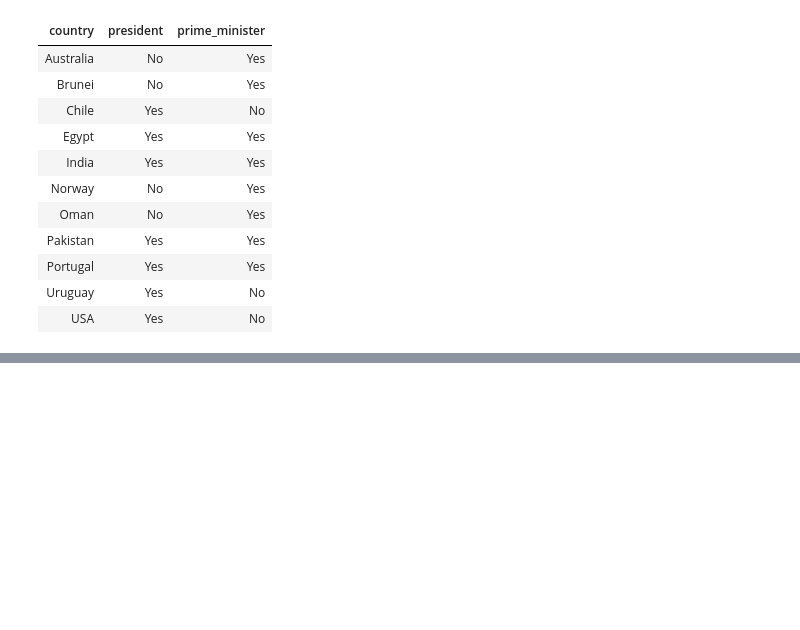
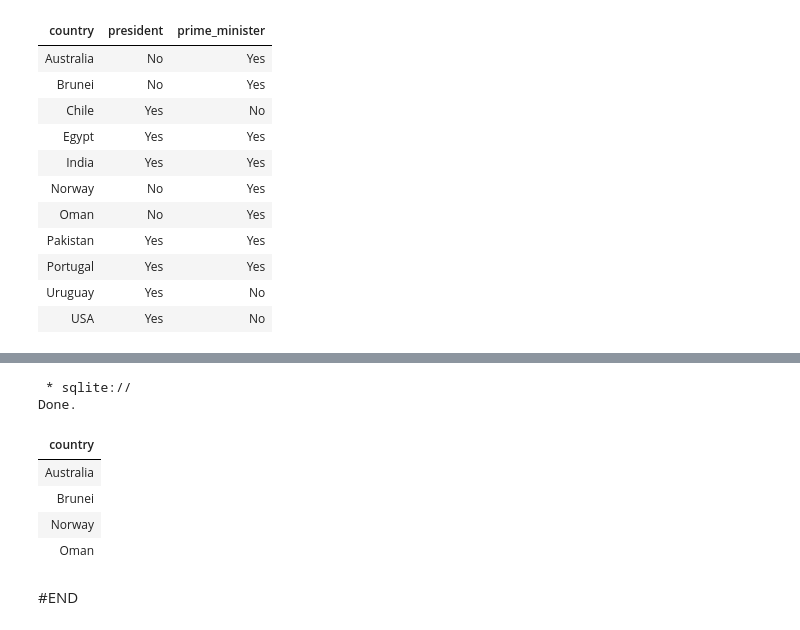
Before and after one commit to UznetDev/Data-science-home-work, a Jupyter notebook: 26_Avg_2024_home_work.ipynb, the cells around one changed output, grey strips where cells are left out. Cells and saved outputs as stored; diff of their text form; code cells hidden in the pictures; blank space fills up the shorter version.

```diff
--- a/26_Avg_2024_home_work.ipynb
+++ b/26_Avg_2024_home_work.ipynb
@@ -367,0 +394,28 @@ Done.
+# %%
+%%sql
+SELECT s.country
+FROM states AS s
+WHERE CASE
+  WHEN (SELECT COUNT(pm.prime_minister)
+    FROM prime_ministers AS pm
+    WHERE pm.country = s.country) > (SELECT COUNT(p.president)
+    FROM presidents AS p
+    WHERE p.country = s.country)
+  OR ((SELECT COUNT(m.monarch)
+    FROM monarchs AS m
+    WHERE m.country = s.country) > 0
+  AND (SELECT COUNT(p.president)
+    FROM presidents AS p
+    WHERE p.country = s.country
+    AND p.president LIKE 'M%') > 0)
+  THEN 1 ELSE 0 END = 1;
+# %% [output]
+ * sqlite://
+Done.
+| country |
+| Australia |
+| Brunei |
+| Norway |
+| Oman |
+# %% [markdown]
+#END
```
Also changed, not shown: parts of 2 cells of this notebook.
